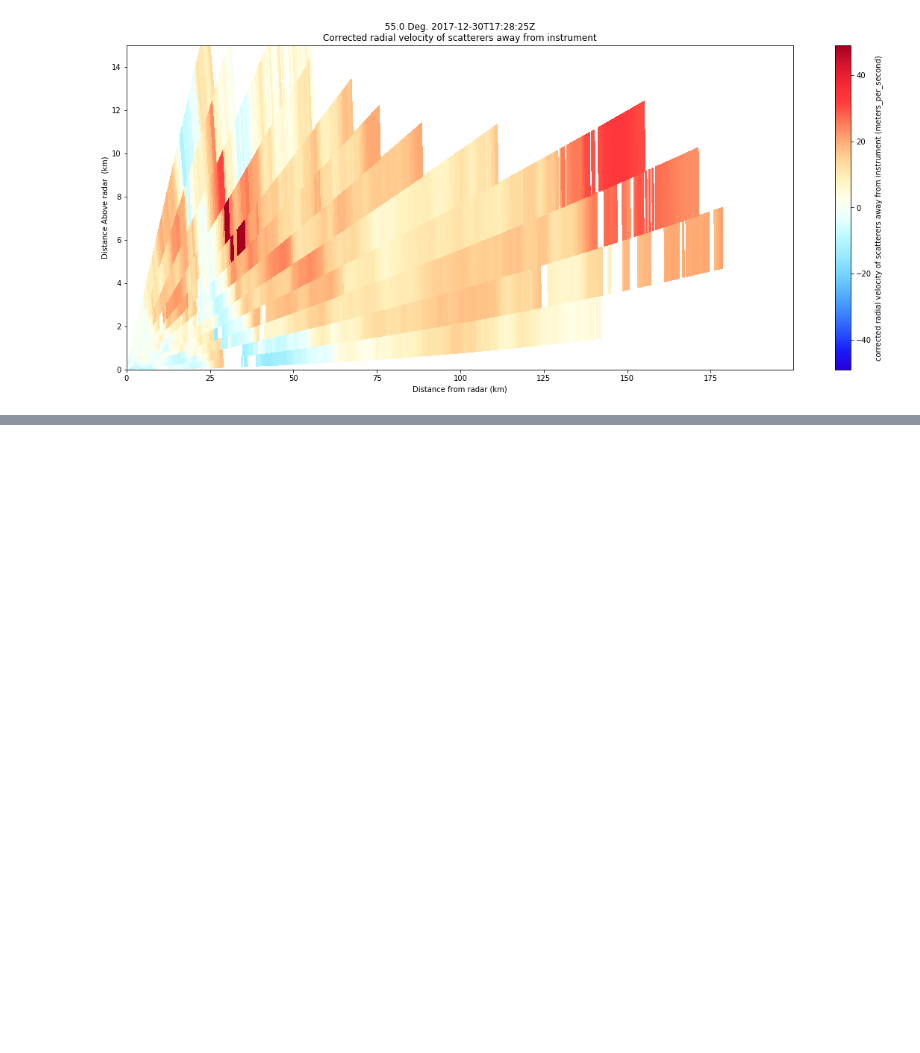
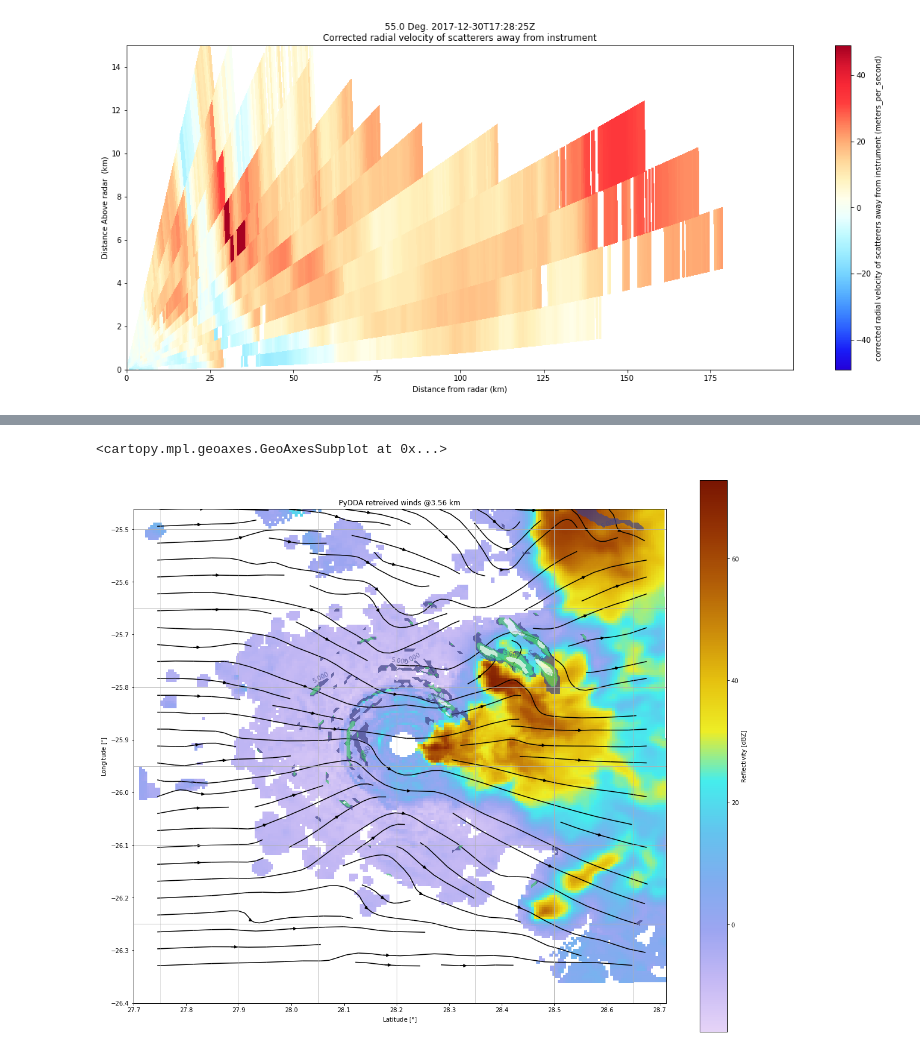
Before and after one commit to ANL-DIGR/saws-demo, a Jupyter notebook: notebooks/4_Exploring_SAWS_Radar_Data.ipynb, the cells around one changed output, grey strips where cells are left out. Cells and saved outputs as stored; diff of their text form; code cells hidden in the pictures; blank space fills up the shorter version.

```diff
--- a/notebooks/4_Exploring_SAWS_Radar_Data.ipynb
+++ b/notebooks/4_Exploring_SAWS_Radar_Data.ipynb
@@ -313,0 +346,8 @@ plt.ylim([0,15])
+# %%
+u_init, v_init, w_init = pydda.initialization.make_wind_field_from_profile(inner_grids, profile)
+# %%
+new_grids = pydda.retrieval.get_dd_wind_field([inner_grids],
+                                    u_init, v_init, w_init,
+                                    Co=1.0, Cm=1500.0, frz=4000.0,
+                                    mask_outside_opt=False,
+                                    vel_name='corrected_velocity')
@@ -313,0 +372,8 @@ plt.ylim([0,15])
+# %%
+fig = plt.figure(figsize=(20, 17))
+ax = plt.axes(projection=ccrs.PlateCarree())
+pydda.vis.plot_horiz_xsection_streamlines_map(
+    new_grids, ax=ax, bg_grid_no=-1, level=4, w_vel_contours=[3, 5, 8])
+# %% [output]
+<cartopy.mpl.geoaxes.GeoAxesSubplot at 0x...>
+[figure, added]
```
Also changed, not shown: parts of 9 cells of this notebook.
